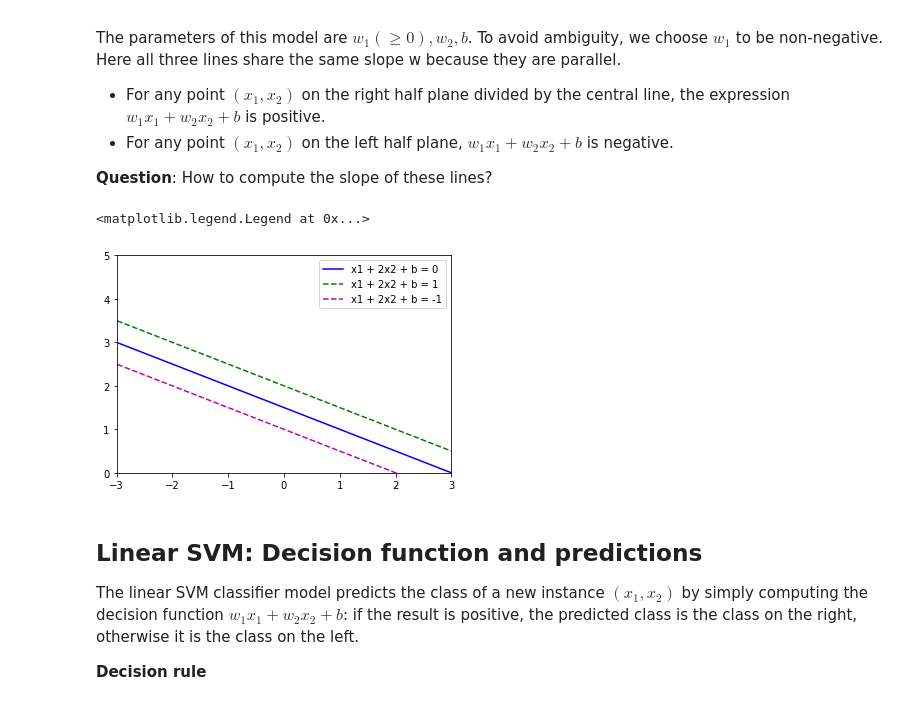
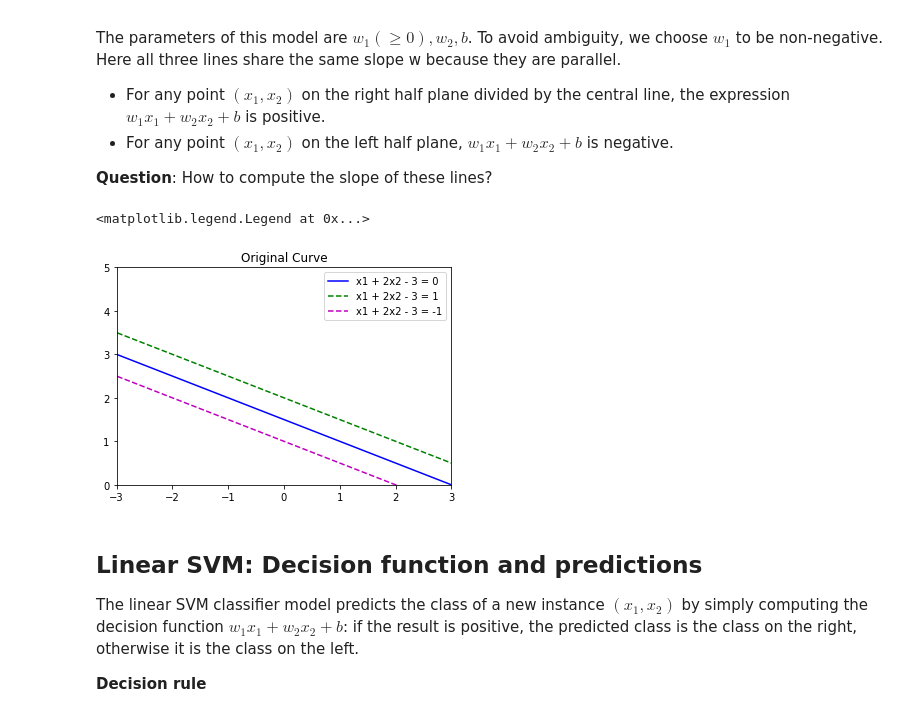
Before and after one commit to ch00226855/CMP414-765_Spring2020, a Jupyter notebook: Week08_SupportVectorMachine.ipynb, the cells around one changed output. Saved outputs shown, nothing was run; the diff lists cells and outputs as text; code cells hidden in the pictures.

```diff
--- a/Week08_SupportVectorMachine.ipynb
+++ b/Week08_SupportVectorMachine.ipynb
@@ -46,28 +46,29 @@ import matplotlib.pyplot as plt
 # %%
 # Suppose w1 = 1, w2 = 2, and b = -3, draw the above
 # three lines on a graph.
 w1, w2, b = 1, 2, -3
 x1_coordinates = np.array([-5, 5])
 # w1 * x1 + w2 * x2 + b = 0
 # w2 * x2 = -w1 * x1 - b
 # x2 = (-w1 * x1 - b) / w2
 x2_coordinates = (-w1 * x1_coordinates - b) / w2
-plt.plot(x1_coordinates, x2_coordinates, 'b-', label="x1 + 2x2 + b = 0")
+plt.plot(x1_coordinates, x2_coordinates, 'b-', label="x1 + 2x2 - 3 = 0")
 
 # w1 * x1 + w2 *x2 + b = 1
 # w2 * x2 = (-w1 * x1 - b + 1)
 # x2 = (-w1 * x1 - b + 1) / w2
 x2_coordinates_1 = (-w1 * x1_coordinates - b + 1) / w2
-plt.plot(x1_coordinates, x2_coordinates_1, 'g--', label="x1 + 2x2 + b = 1")
+plt.plot(x1_coordinates, x2_coordinates_1, 'g--', label="x1 + 2x2 - 3 = 1")
 
 x2_coordinates_1 = (-w1 * x1_coordinates - b - 1) / w2
-plt.plot(x1_coordinates, x2_coordinates_1, 'm--', label="x1 + 2x2 + b = -1")
+plt.plot(x1_coordinates, x2_coordinates_1, 'm--', label="x1 + 2x2 - 3 = -1")
 plt.xlim([-3, 3])
 plt.ylim([0, 5])
+plt.title("Original Curve")
 plt.legend()
 # %% [output]
 <matplotlib.legend.Legend at 0x...>
-[figure, old version]
+[figure, new version]
 # %% [markdown]
 ## Linear SVM: Decision function and predictions
 
```
Also changed, not shown: parts of 12 cells of this notebook, 1 other file.
